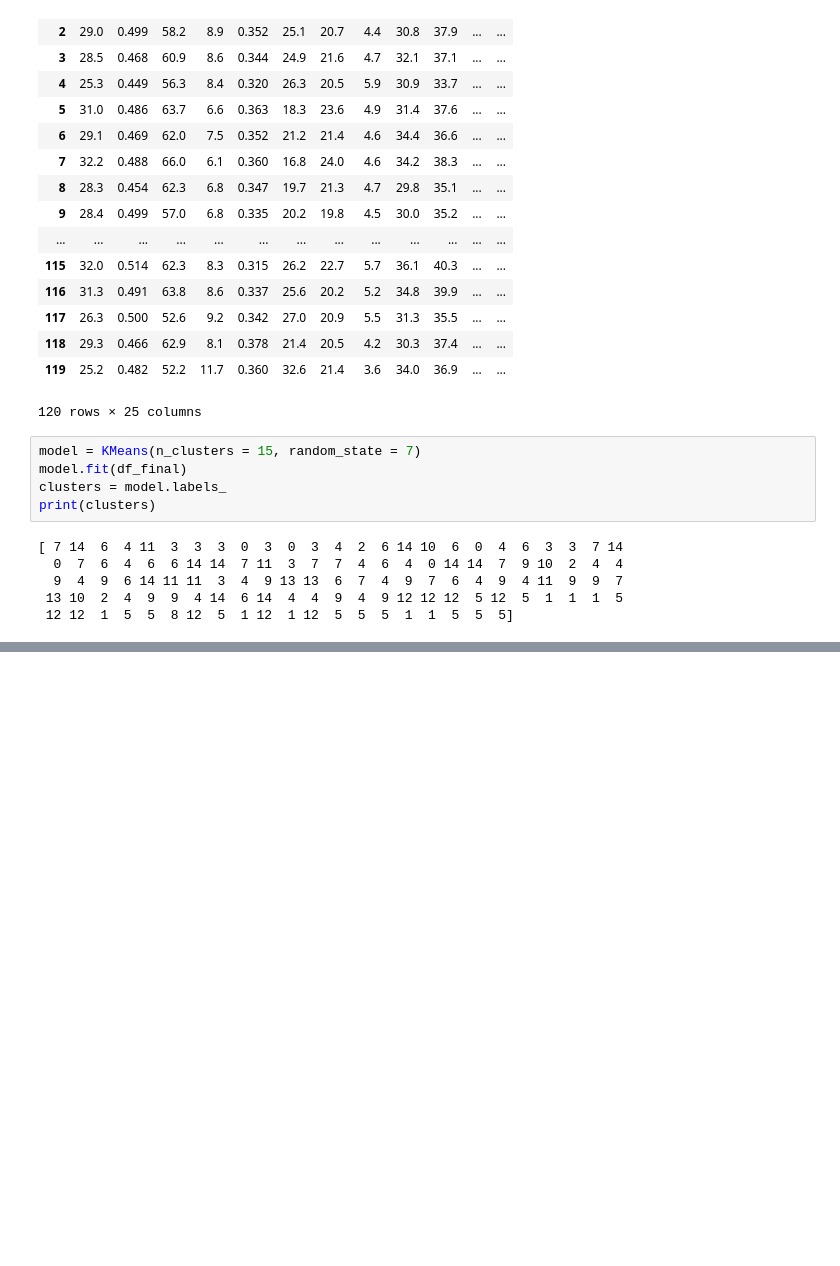
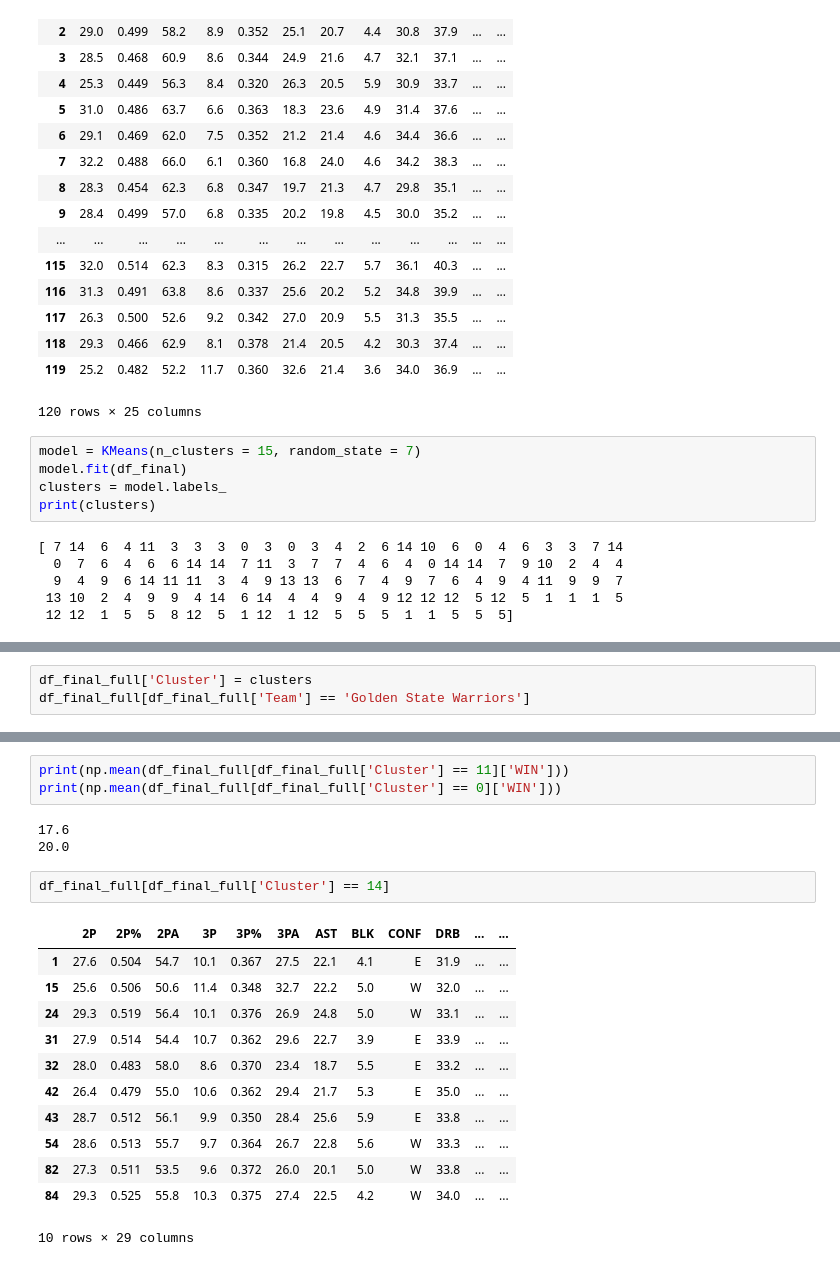
Before and after one commit to if1015-datascience-ufpe/2017-2-projeto-crp3-bvcl-plal, a Jupyter notebook: teams clustering.ipynb, the cells around one changed output, grey strips where cells are left out. Cells and saved outputs as stored; diff of their text form; blank space fills up the shorter version.

```diff
--- a/teams clustering.ipynb
+++ b/teams clustering.ipynb
@@ -60 +60,4 @@ df_final_full[df_final_full['Team'] == 'C']
 4 rows × 29 columns
+# %%
+df_final_full['Cluster'] = clusters
+df_final_full[df_final_full['Team'] == 'Golden State Warriors']
@@ -60,0 +93,21 @@ df_final_full[df_final_full['Team'] == 'C']
+# %%
+print(np.mean(df_final_full[df_final_full['Cluster'] == 11]['WIN']))
+print(np.mean(df_final_full[df_final_full['Cluster'] == 0]['WIN']))
+# %% [output]
+17.6
+20.0
+# %%
+df_final_full[df_final_full['Cluster'] == 14]
+# %% [output]
+|  | 2P | 2P% | 2PA | 3P | 3P% | 3PA | AST | BLK | CONF | DRB | ... | ... |
+| 1 | 27.6 | 0.504 | 54.7 | 10.1 | 0.367 | 27.5 | 22.1 | 4.1 | E | 31.9 | ... | ... |
+| 15 | 25.6 | 0.506 | 50.6 | 11.4 | 0.348 | 32.7 | 22.2 | 5.0 | W | 32.0 | ... | ... |
+| 24 | 29.3 | 0.519 | 56.4 | 10.1 | 0.376 | 26.9 | 24.8 | 5.0 | W | 33.1 | ... | ... |
+| 31 | 27.9 | 0.514 | 54.4 | 10.7 | 0.362 | 29.6 | 22.7 | 3.9 | E | 33.9 | ... | ... |
+| 32 | 28.0 | 0.483 | 58.0 | 8.6 | 0.370 | 23.4 | 18.7 | 5.5 | E | 33.2 | ... | ... |
+| 42 | 26.4 | 0.479 | 55.0 | 10.6 | 0.362 | 29.4 | 21.7 | 5.3 | E | 35.0 | ... | ... |
+| 43 | 28.7 | 0.512 | 56.1 | 9.9 | 0.350 | 28.4 | 25.6 | 5.9 | E | 33.8 | ... | ... |
+| 54 | 28.6 | 0.513 | 55.7 | 9.7 | 0.364 | 26.7 | 22.8 | 5.6 | W | 33.3 | ... | ... |
+| 82 | 27.3 | 0.511 | 53.5 | 9.6 | 0.372 | 26.0 | 20.1 | 5.0 | W | 33.8 | ... | ... |
+| 84 | 29.3 | 0.525 | 55.8 | 10.3 | 0.375 | 27.4 | 22.5 | 4.2 | W | 34.0 | ... | ... |
+10 rows × 29 columns
```
Also changed, not shown: parts of 10 cells of this notebook.
